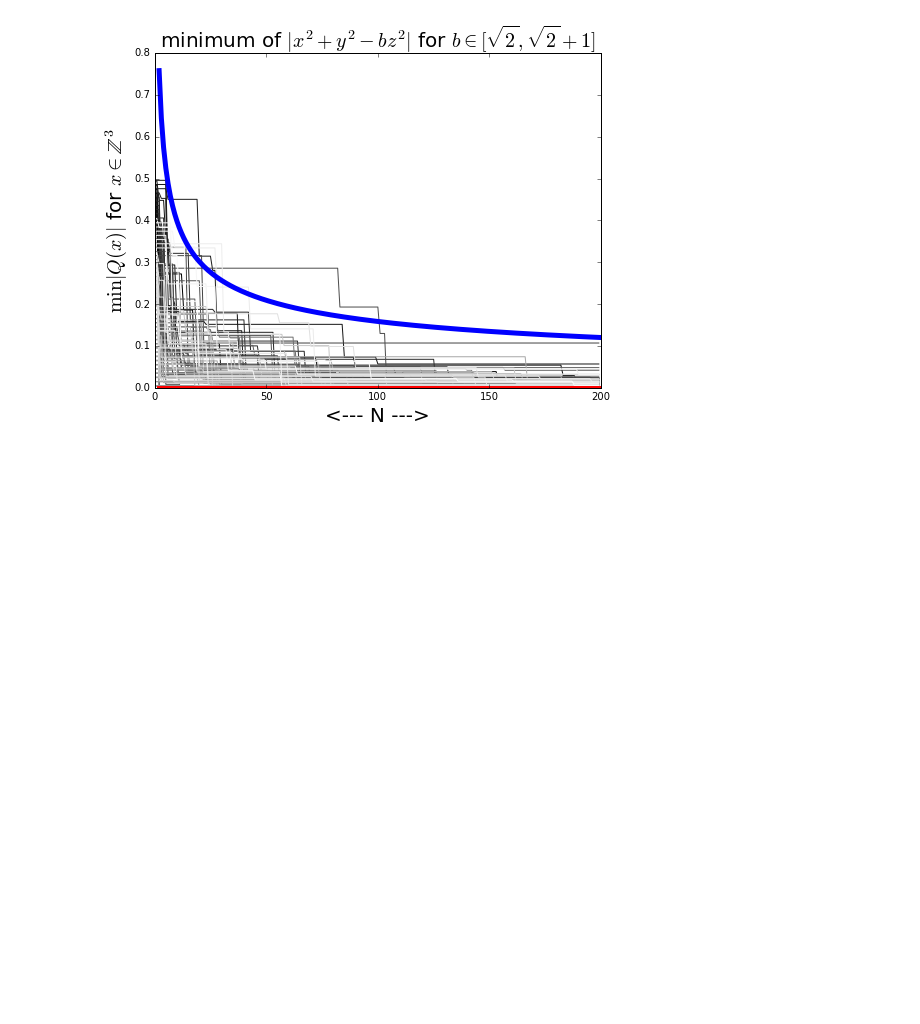
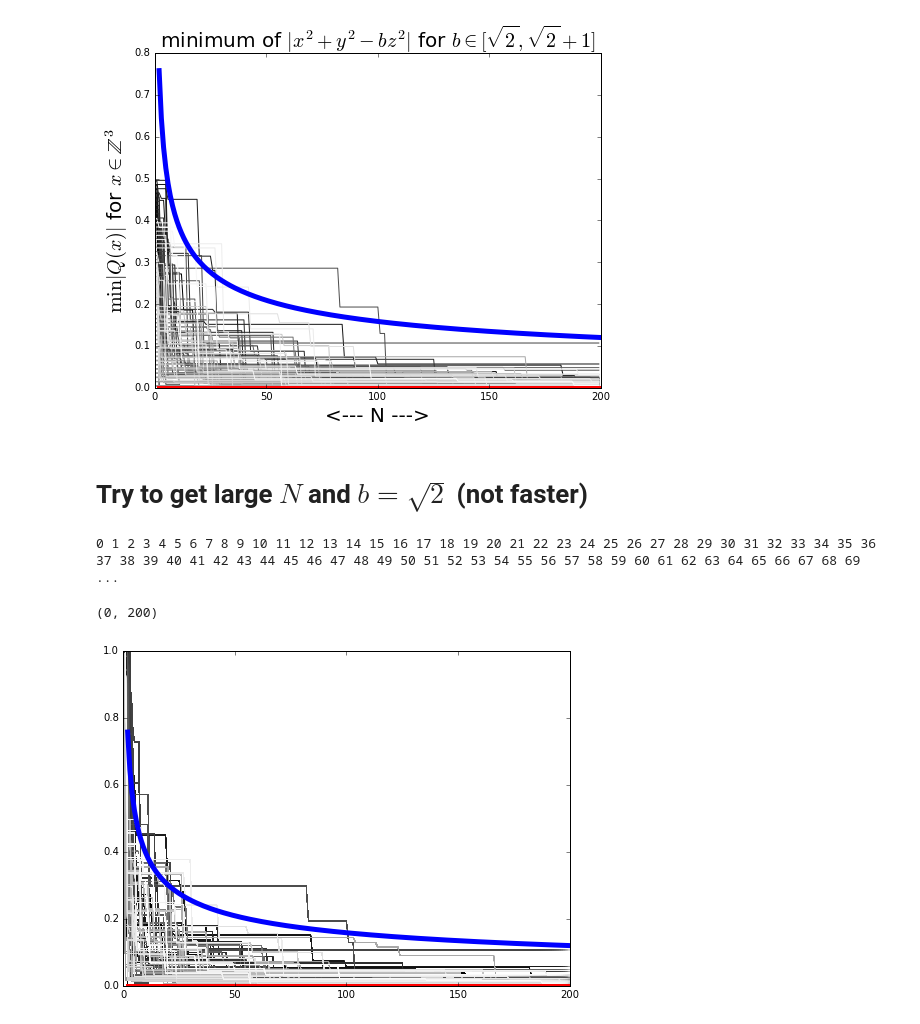
Before and after one commit to mango314/math-blog, a Jupyter notebook: 071916 - Oppenheim Conjecture.ipynb, the cells around one changed output. Cells and saved outputs as stored; diff of their text form; code cells hidden in the pictures; blank space fills up the shorter version.

```diff
--- a/071916 - Oppenheim Conjecture.ipynb
+++ b/071916 - Oppenheim Conjecture.ipynb
@@ -38,2 +47,40 @@ plt.ylabel("$\min |Q(x)|$ for $x \in \mathbb{Z}^3$", fontsize=20)
 <matplotlib.text.Text at 0x...>
 [figure]
+# %% [markdown]
+# Try to get large $N$ and $b = \sqrt{2}$ (not faster)
+# %%
+for t in np.arange(0, 100):
+    print t,
+    O = [1]
+
+    for N in np.arange(200)+2:
+
+        a = 1
+        b = t*0.01+np.sqrt(2)
+
+        x = np.arange(N+1)
+
+        z = np.sqrt( (N**2 + a*x**2 )/b )
+
+        X1 = N**2 + a*x**2 - b*np.floor(z)**2
+        X2 = N**2 + a*x**2 - b*np.ceil(z)**2
+
+        z = np.sqrt( (x**2 + a*N**2 )/b )
+
+        Y1 = x**2 + a*N**2 - b*np.floor(z)**2
+        Y2 = x**2 + a*N**2 - b*np.ceil(z)**2
+
+        w = np.min( [np.min(X1), np.min(-X2), np.min(Y1), np.min(-Y2)] )
+
+        O += [np.minimum(O[-1], w)]
+
+        plt.plot(O, color=str(t*0.01), alpha=1, linewidth=0.5)
+
+N = np.arange(200)+2
+plt.plot(N, N**-0.4, linewidth=5)
+plt.plot(N, N**-1, linewidth=5, color='r')
+plt.xlim([0,200])
+# %% [output]
+0 1 2 3 4 5 6 7 8 9 10 11 12 13 14 15 16 17 18 19 20 21 22 23 24 25 26 27 28 29 30 31 32 33 34 35 36 37 38 39 40 41 42 43 44 45 46 47 48 49 50 51 52 53 54 55 56 57 58 59 60 61 62 63 64 65 66 67 68 69  ...
+(0, 200)
+[figure, added]
```
Also changed, not shown: parts of 2 cells of this notebook.
